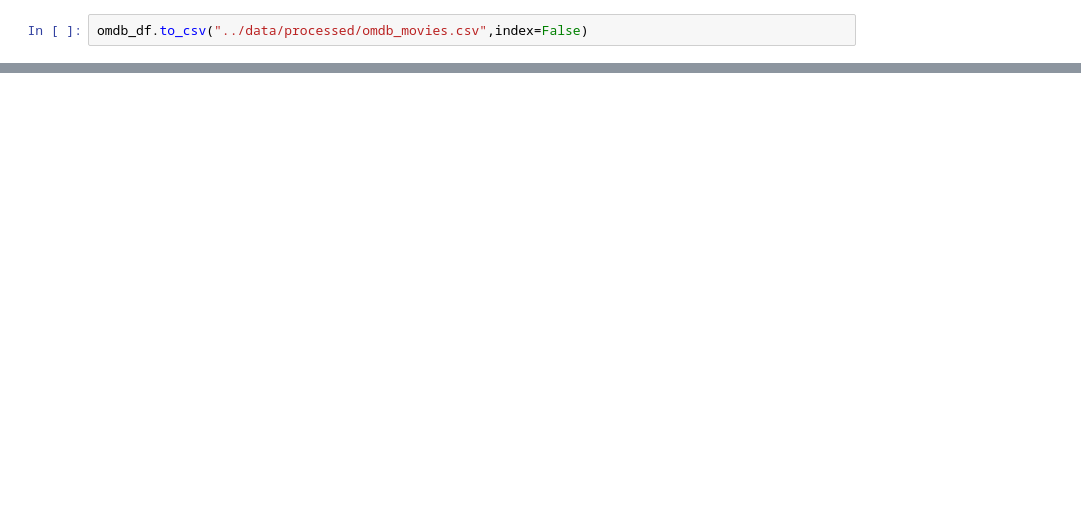
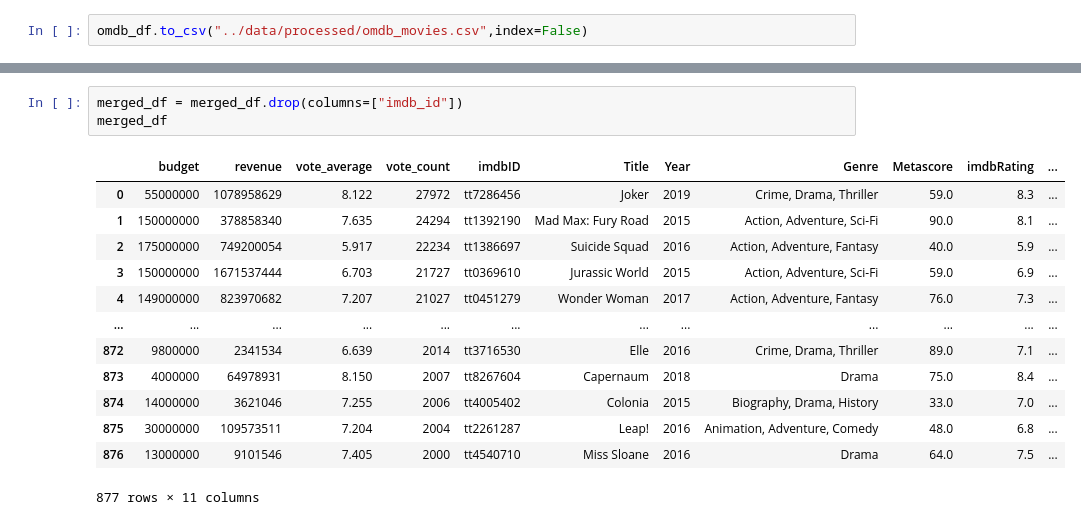
Before and after one commit to Emilyzh-glitch/ME204-final-project, a Jupyter notebook: notebooks/NB02b-Data-Transformation.ipynb, the cells around one changed output, grey strips where cells are left out. Cells and saved outputs as stored; diff of their text form; blank space fills up the shorter version.

```diff
--- a/notebooks/NB02b-Data-Transformation.ipynb
+++ b/notebooks/NB02b-Data-Transformation.ipynb
@@ -71,0 +91,17 @@ omdb_df.to_csv("../data/processed/omdb_movies.csv",index=False)
+# %%
+merged_df = merged_df.drop(columns=["imdb_id"])
+merged_df
+# %% [output]
+|  | budget | revenue | vote_average | vote_count | imdbID | Title | Year | Genre | Metascore | imdbRating | ... |
+| 0 | 55000000 | 1078958629 | 8.122 | 27972 | tt7286456 | Joker | 2019 | Crime, Drama, Thriller | 59.0 | 8.3 | ... |
+| 1 | 150000000 | 378858340 | 7.635 | 24294 | tt1392190 | Mad Max: Fury Road | 2015 | Action, Adventure, Sci-Fi | 90.0 | 8.1 | ... |
+| 2 | 175000000 | 749200054 | 5.917 | 22234 | tt1386697 | Suicide Squad | 2016 | Action, Adventure, Fantasy | 40.0 | 5.9 | ... |
+| 3 | 150000000 | 1671537444 | 6.703 | 21727 | tt0369610 | Jurassic World | 2015 | Action, Adventure, Sci-Fi | 59.0 | 6.9 | ... |
+| 4 | 149000000 | 823970682 | 7.207 | 21027 | tt0451279 | Wonder Woman | 2017 | Action, Adventure, Fantasy | 76.0 | 7.3 | ... |
+| ... | ... | ... | ... | ... | ... | ... | ... | ... | ... | ... | ... |
+| 872 | 9800000 | 2341534 | 6.639 | 2014 | tt3716530 | Elle | 2016 | Crime, Drama, Thriller | 89.0 | 7.1 | ... |
+| 873 | 4000000 | 64978931 | 8.150 | 2007 | tt8267604 | Capernaum | 2018 | Drama | 75.0 | 8.4 | ... |
+| 874 | 14000000 | 3621046 | 7.255 | 2006 | tt4005402 | Colonia | 2015 | Biography, Drama, History | 33.0 | 7.0 | ... |
+| 875 | 30000000 | 109573511 | 7.204 | 2004 | tt2261287 | Leap! | 2016 | Animation, Adventure, Comedy | 48.0 | 6.8 | ... |
+| 876 | 13000000 | 9101546 | 7.405 | 2000 | tt4540710 | Miss Sloane | 2016 | Drama | 64.0 | 7.5 | ... |
+877 rows × 11 columns
```
Also changed, not shown: parts of 7 cells of this notebook, 1 other file.
